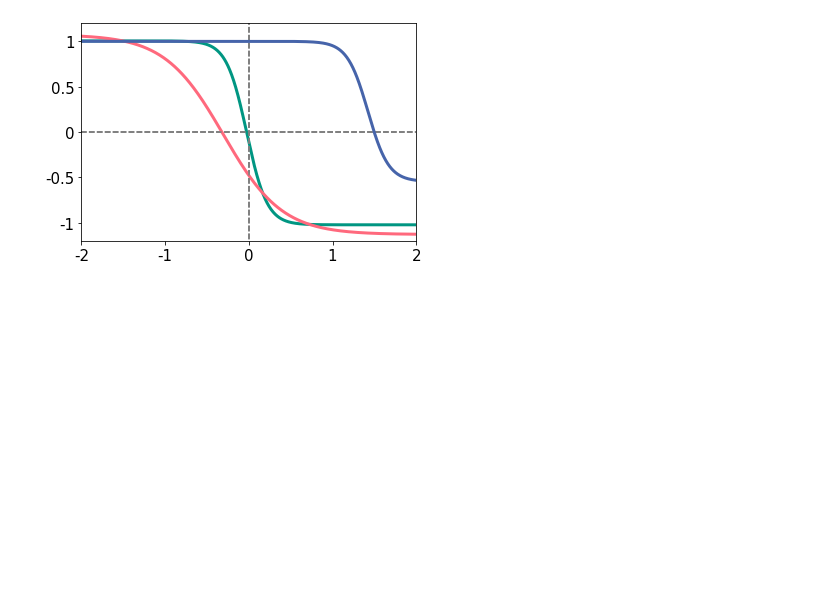
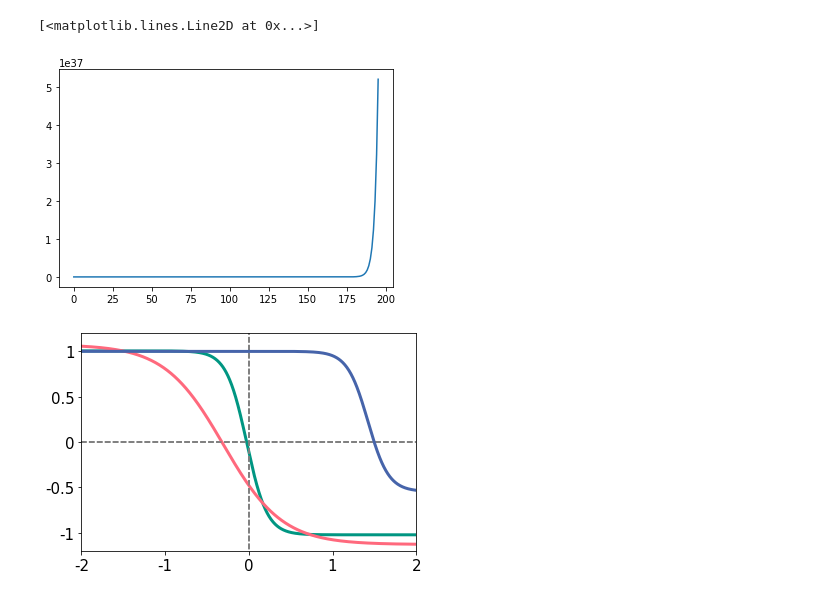
Before and after one commit to Neuromophic/Printed_Spiking_NN, a Jupyter notebook: simulation/7_visualization.ipynb, the cells around one changed output. Drawn from its saved outputs; the diff is of its cells as text; code cells hidden in the pictures; blank space fills up the shorter version.

```diff
--- a/simulation/7_visualization.ipynb
+++ b/simulation/7_visualization.ipynb
@@ -48,6 +48,11 @@ for seed in range(10):
         print(loss_valid, loss_test)
 
 results.min(0) # best seed 1
+
+final_surrogate_SG_model_name = f'predictor_10_7_-4_1'
+final_surrogate_SG_model = torch.load(f'./NNs/{final_surrogate_SG_model_name}')
+torch.save(final_surrogate_SG_model, f'./NNs/surrogate_SG.model')
+final_surrogate_SG_model
 # %% [output]
 tensor(2.9758e-06, grad_fn=<MseLossBackward0>) tensor(3.0517e-06, grad_fn=<MseLossBackward0>)
 tensor(2.4577e-06, grad_fn=<MseLossBackward0>) tensor(2.3823e-06, grad_fn=<MseLossBackward0>)
@@ -92,5 +105,10 @@ X = X_show
 # %%
-def inv(eta):
-    x = np.linspace(-2,2,1000)
-    y = - (eta[0] + eta[1] * np.tanh((x - eta[2]) * eta[3]))
-    return x, y
+vin = pandas.read_csv('./data/VIN_0_2V_VDD1.csv')
+spk = pandas.read_csv('./data/Vcmp_output_spike_0_2V_VDD1.csv')
+t   = torch.tensor(vin.iloc[:,0].to_numpy()).repeat(2000,1).T
+VIN = torch.tensor(vin.iloc[:,1:-1:2].to_numpy())
+VOUT = torch.tensor(spk.iloc[:,1:-1:2].to_numpy())
+
+data = torch.stack([t, VIN, VOUT])
+data = data[:,2000::10,1000:]
+data.shape
@@ -97,8 +117,5 @@ def inv(eta):
 # %%
-x1 = np.linspace(-2,2,100)
-y1 = x1 * 0.
-y2 = np.linspace(-2,2,100)
-x2 = y2 * 0.
-
-inv_vis = [37, 61, 211]
-act_vis = [76, 95, 169]
+test_id = torch.randperm(data.shape[2])[0]
+visual_data_input = data[1,:,test_id].float()
+visual_data_output = data[2,:,test_id].float()
+visual_data_input, visual_data_output
@@ -104,0 +133,12 @@ act_vis = [76, 95, 169]
+# %%
+state = torch.ones([1,7]) * 0.5
+print('state:', state)
+output = torch.zeros([1,data.shape[1]])
+for t in range(data.shape[1]):
+    input_data = torch.cat([state, visual_data_input[t].reshape(1,1)], dim=1)
+    input_data_norm = (input_data - X_min)/(X_max - X_min)
+    output_data_norm_t = final_surrogate_SG_model(input_data_norm)
+    output_data_t = output_data_norm_t*(Y_max - Y_min) + Y_min
+    print('output_data_t:', output_data_t)
+    output[:,t] = output_data_t
+    state = torch.cat([state[:,1:], output_data_t], dim=1)
@@ -105,3 +163,8 @@ act_vis = [76, 95, 169]
+# %%
+plt.plot(output[:500].detach().numpy().T, label='SG')
+# %% [output]
+[<matplotlib.lines.Line2D at 0x...>]
+[figure, added]
 # %%
 for idx, i in enumerate(inv_vis):
     plt.plot(x1,y1,'--',c='gray')
```
Also changed, not shown: parts of 9 cells of this notebook, 3 other files.
